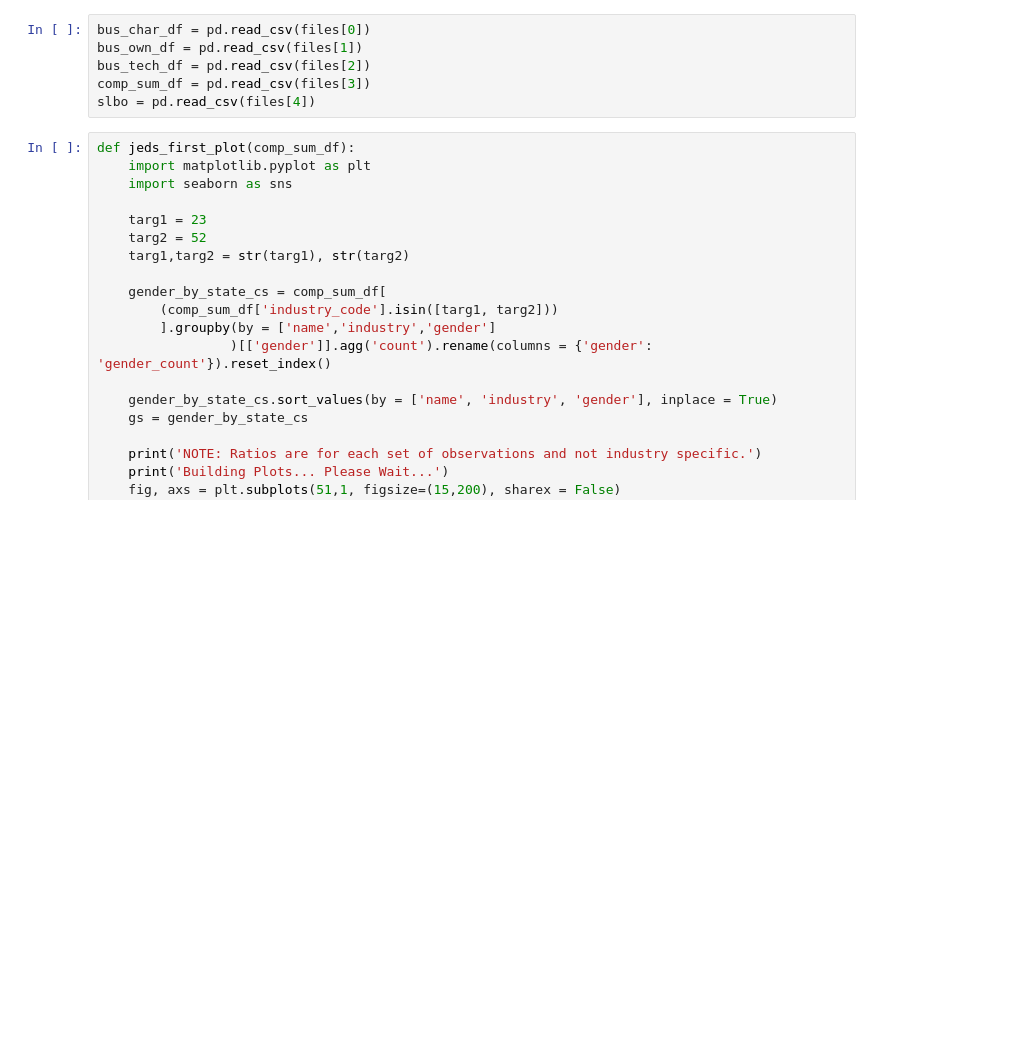
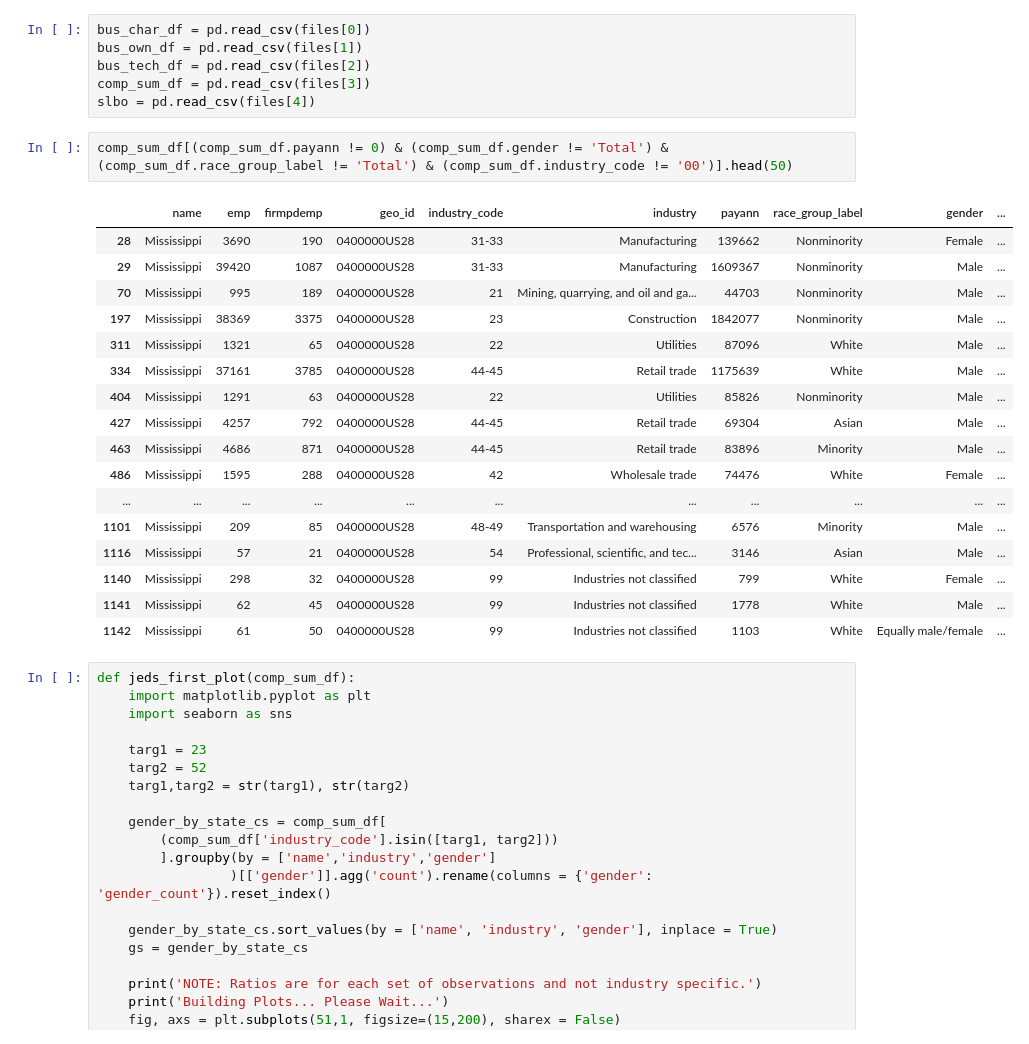
Before and after one commit to jedc4xer/abs_group_assessment, a Jupyter notebook: jeds_visualizations.ipynb, the cells around one changed output. Saved outputs shown, nothing was run; the diff lists cells and outputs as text; blank space fills up the shorter version.

```diff
--- a/jeds_visualizations.ipynb
+++ b/jeds_visualizations.ipynb
@@ -19,6 +25,26 @@ bus_own_df = pd.read_csv(files[1])
 bus_tech_df = pd.read_csv(files[2])
 comp_sum_df = pd.read_csv(files[3])
 slbo = pd.read_csv(files[4])
+# %%
+comp_sum_df[(comp_sum_df.payann != 0) & (comp_sum_df.gender != 'Total') & (comp_sum_df.race_group_label != 'Total') & (comp_sum_df.industry_code != '00')].head(50)
+# %% [output]
+|  | name | emp | firmpdemp | geo_id | industry_code | industry | payann | race_group_label | gender | ... |
+| 28 | Mississippi | 3690 | 190 | 0400000US28 | 31-33 | Manufacturing | 139662 | Nonminority | Female | ... |
+| 29 | Mississippi | 39420 | 1087 | 0400000US28 | 31-33 | Manufacturing | 1609367 | Nonminority | Male | ... |
+| 70 | Mississippi | 995 | 189 | 0400000US28 | 21 | Mining, quarrying, and oil and ga... | 44703 | Nonminority | Male | ... |
+| 197 | Mississippi | 38369 | 3375 | 0400000US28 | 23 | Construction | 1842077 | Nonminority | Male | ... |
+| 311 | Mississippi | 1321 | 65 | 0400000US28 | 22 | Utilities | 87096 | White | Male | ... |
+| 334 | Mississippi | 37161 | 3785 | 0400000US28 | 44-45 | Retail trade | 1175639 | White | Male | ... |
+| 404 | Mississippi | 1291 | 63 | 0400000US28 | 22 | Utilities | 85826 | Nonminority | Male | ... |
+| 427 | Mississippi | 4257 | 792 | 0400000US28 | 44-45 | Retail trade | 69304 | Asian | Male | ... |
+| 463 | Mississippi | 4686 | 871 | 0400000US28 | 44-45 | Retail trade | 83896 | Minority | Male | ... |
+| 486 | Mississippi | 1595 | 288 | 0400000US28 | 42 | Wholesale trade | 74476 | White | Female | ... |
+| ... | ... | ... | ... | ... | ... | ... | ... | ... | ... | ... |
+| 1101 | Mississippi | 209 | 85 | 0400000US28 | 48-49 | Transportation and warehousing | 6576 | Minority | Male | ... |
+| 1116 | Mississippi | 57 | 21 | 0400000US28 | 54 | Professional, scientific, and tec... | 3146 | Asian | Male | ... |
+| 1140 | Mississippi | 298 | 32 | 0400000US28 | 99 | Industries not classified | 799 | White | Female | ... |
+| 1141 | Mississippi | 62 | 45 | 0400000US28 | 99 | Industries not classified | 1778 | White | Male | ... |
+| 1142 | Mississippi | 61 | 50 | 0400000US28 | 99 | Industries not classified | 1103 | White | Equally male/female | ... |
 # %%
 def jeds_first_plot(comp_sum_df):
     import matplotlib.pyplot as plt
```
Also changed, not shown: parts of 5 cells of this notebook, 1 other file.
